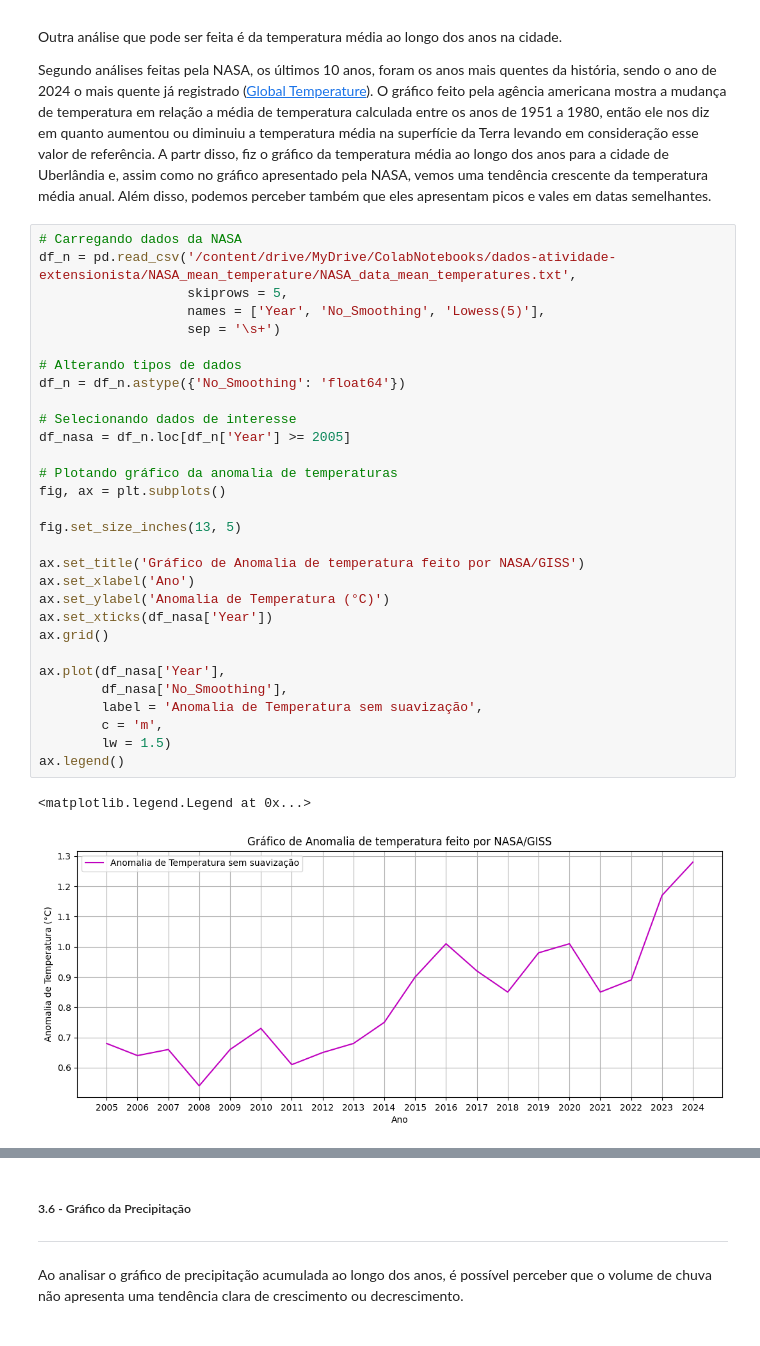
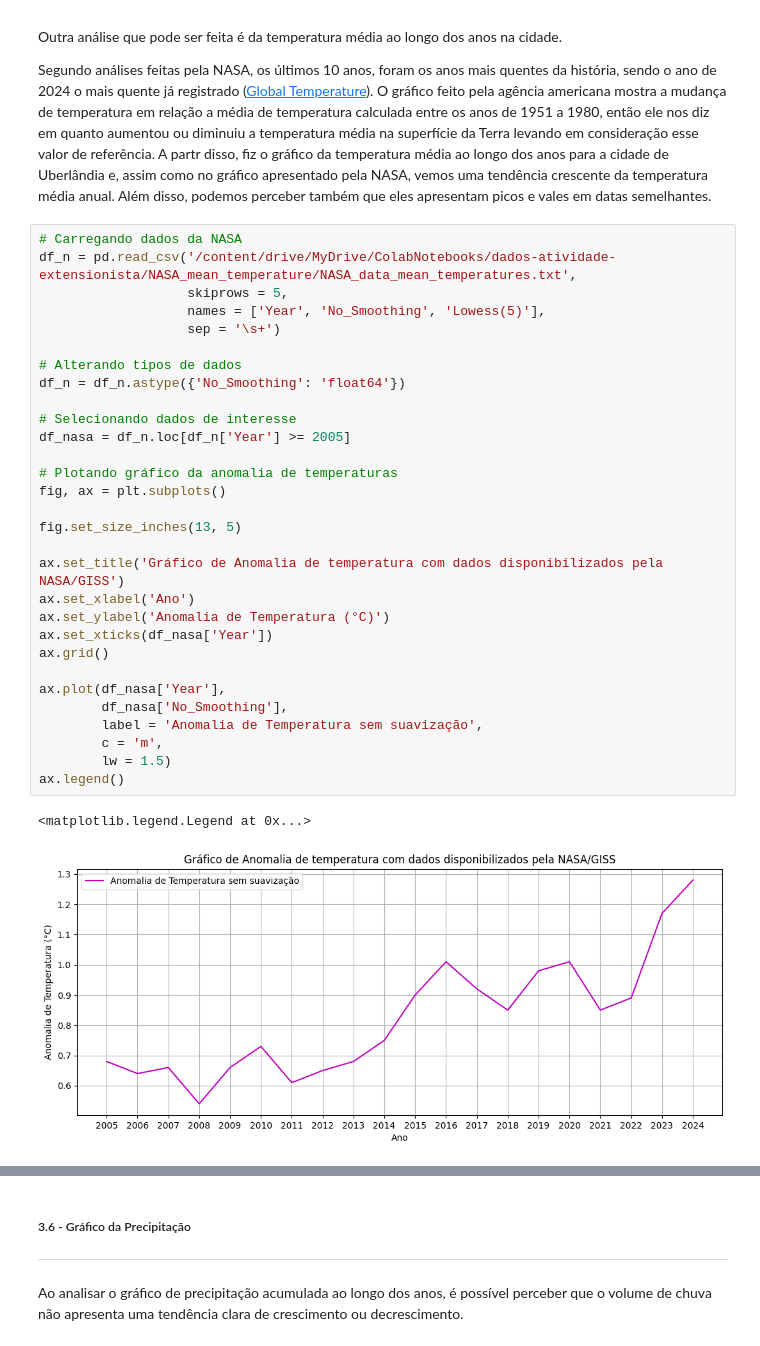
Before and after one commit to paula-belr/series-temporais-temperatura, a Jupyter notebook: atividade_extensionista_II.ipynb, the cells around one changed output, grey strips where cells are left out. Saved outputs shown, nothing was run; the diff lists cells and outputs as text.

```diff
--- a/atividade_extensionista_II.ipynb
+++ b/atividade_extensionista_II.ipynb
@@ -514,35 +514,35 @@ Segundo análises feitas pela NASA, os últimos 10 anos, foram os anos mais quen
 # Carregando dados da NASA
 df_n = pd.read_csv('/content/drive/MyDrive/ColabNotebooks/dados-atividade-extensionista/NASA_mean_temperature/NASA_data_mean_temperatures.txt',
                    skiprows = 5,
                    names = ['Year', 'No_Smoothing', 'Lowess(5)'],
                    sep = '\s+')
 
 # Alterando tipos de dados
 df_n = df_n.astype({'No_Smoothing': 'float64'})
 
 # Selecionando dados de interesse
 df_nasa = df_n.loc[df_n['Year'] >= 2005]
 
 # Plotando gráfico da anomalia de temperaturas
 fig, ax = plt.subplots()
 
 fig.set_size_inches(13, 5)
 
-ax.set_title('Gráfico de Anomalia de temperatura feito por NASA/GISS')
+ax.set_title('Gráfico de Anomalia de temperatura com dados disponibilizados pela NASA/GISS')
 ax.set_xlabel('Ano')
 ax.set_ylabel('Anomalia de Temperatura (°C)')
 ax.set_xticks(df_nasa['Year'])
 ax.grid()
 
 ax.plot(df_nasa['Year'],
         df_nasa['No_Smoothing'],
         label = 'Anomalia de Temperatura sem suavização',
         c = 'm',
         lw = 1.5)
 ax.legend()
 # %% [output]
 <matplotlib.legend.Legend at 0x...>
-[figure, old version]
+[figure, new version]
 # %%
 # Separando as colunas de interesse
 cols = ['Data da Medição', 'Temp. Med (°C)']
```
Also changed, not shown: parts of 11 cells of this notebook.
